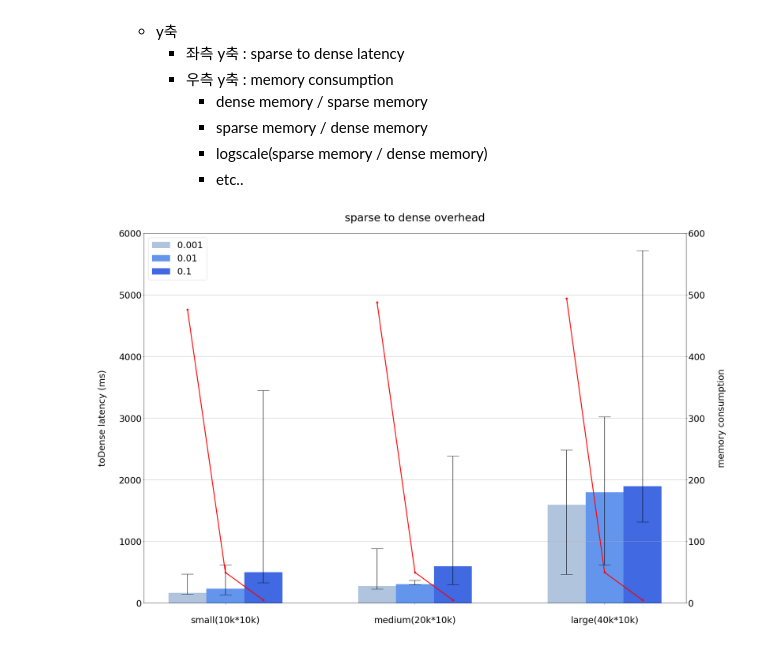
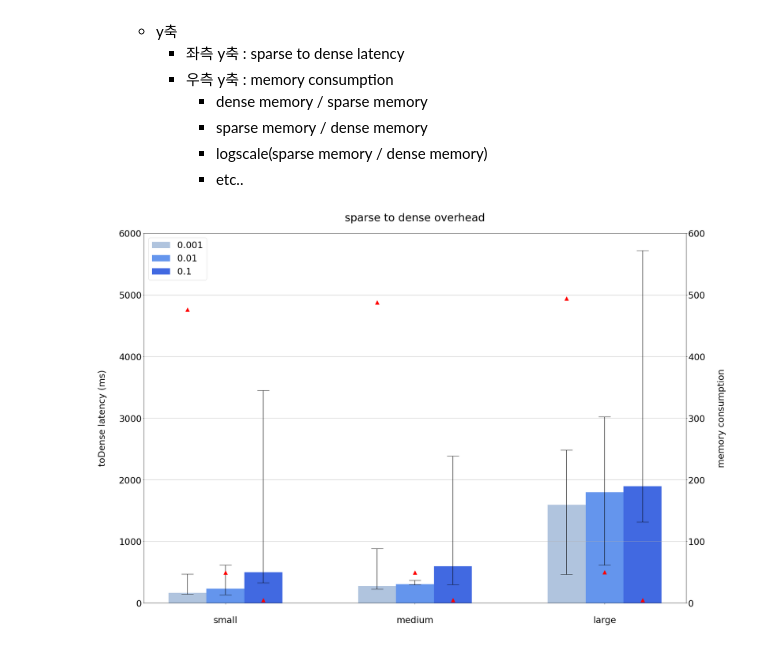
Before and after one commit to unhochoi/sparse-matrix-multiplication, a Jupyter notebook: figure/pyplot/sparse-to-dense-overhead.ipynb, the cells around one changed output. Saved outputs shown, nothing was run; the diff lists cells and outputs as text; code cells hidden in the pictures.

```diff
--- a/figure/pyplot/sparse-to-dense-overhead.ipynb
+++ b/figure/pyplot/sparse-to-dense-overhead.ipynb
@@ -17,7 +17,7 @@ import pandas as pd
 
 plt.rcParams.update({'font.size': 30}) # 폰트사이즈 디폴트 설정
 
-sm_size = ["small(10k*10k)", "medium(20k*10k)", "large(40k*10k)"]
+sm_size = ["small", "medium", "large"]
 
 ################################# ax1 좌측 y ####################################################
 
@@ -91,35 +91,39 @@ ax1.tick_params(axis='x',pad=40) # x축 label pad
 ax1.yaxis.grid(True) # y축만 grid 사용
 ax1.set_ylim([0, 6000])  # 좌측 y축 범위 설정
 ax1.set_ylabel('toDense latency (ms)', labelpad=40) # ax1 ylabel 설정
 
 ax1.set_title('sparse to dense overhead', pad=40) # ax1 title 설정
 ax1.legend() # 범례 표시
 
 # 바 상단에 y축 값 표시
 #ax1.bar_label(bar1, padding=3)
 #ax1.bar_label(bar2, padding=3)
 #ax1.bar_label(bar3, padding=3)
 
 ################################# ax2 ####################################################
 
 ax2 = ax1.twinx()  # 동일한 x 축을 공유하는 두 번째 y축 생성
 
 ax2.set_ylim([0, 600])  # 우측 y축 범위 설정
 ax2.set_ylabel('memory consumption', labelpad=40) # ax2 ylabel 설정
 
 x_small = np.array([-0.2, 0, 0.2])
 x_medium = np.array([0.8, 1, 1.2])
 x_large = np.array([1.8, 2, 2.2])
-ax2.plot(x_small, small_memory_comsumption, color='red', marker='o', linestyle='solid', linewidth=3.0)
-ax2.plot(x_medium, medium_memory_comsumption, color='red', marker='o', linestyle='solid', linewidth=3.0)
-ax2.plot(x_large, large_memory_comsumption, color='red', marker='o', linestyle='solid', linewidth=3.0)
+# ax2.plot(x_small, small_memory_comsumption, color='red', marker='o', linestyle='solid', linewidth=3.0)
+# ax2.plot(x_medium, medium_memory_comsumption, color='red', marker='o', linestyle='solid', linewidth=3.0)
+# ax2.plot(x_large, large_memory_comsumption, color='red', marker='o', linestyle='solid', linewidth=3.0)
+
+ax2.scatter(x_small, small_memory_comsumption, color='red', marker='^', s=170)
+ax2.scatter(x_medium, medium_memory_comsumption, color='red', marker='^', s=170)
+ax2.scatter(x_large, large_memory_comsumption, color='red', marker='^', s=170)
 
 
 ax2.tick_params(axis='y')
 
 
 fig.tight_layout()
-fig.savefig('./test1.png')
+fig.savefig('./sparse-to-dense-overhead.png')
 plt.show()
 # %% [output]
-[figure, old version]
+[figure, new version]
```
Also changed, not shown: parts of 1 cell of this notebook, 5 other files.
